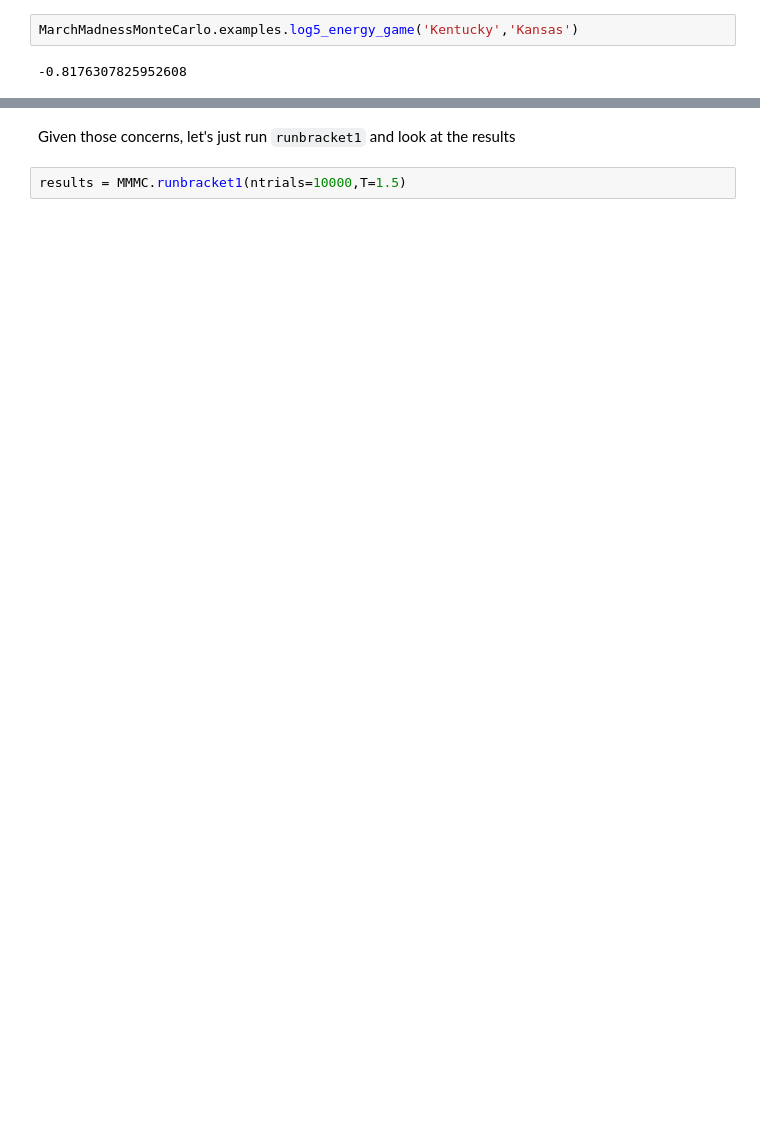
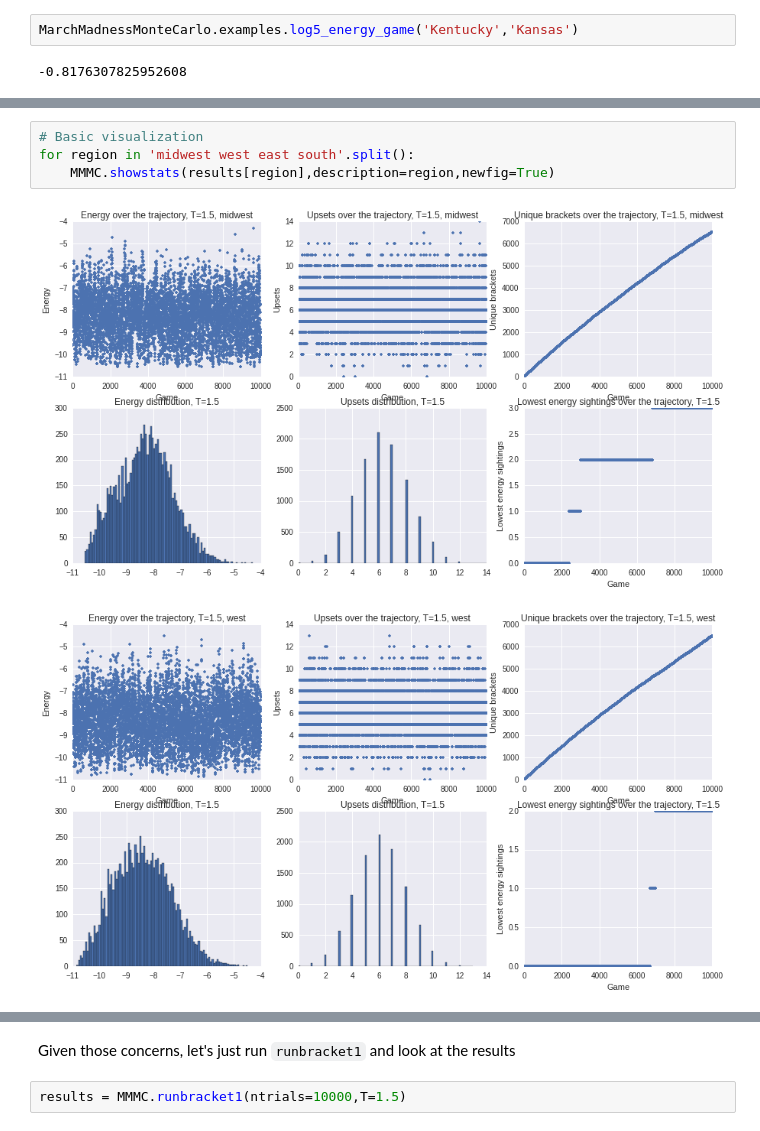
Before and after one commit to fomightez/MarchMadnessMonteCarlo, a Jupyter notebook: MMMC2015.ipynb, the cells around one changed output, grey strips where cells are left out. Drawn from its saved outputs; the diff is of its cells as text; blank space fills up the shorter version.

```diff
--- a/MMMC2015.ipynb
+++ b/MMMC2015.ipynb
@@ -134,0 +156,7 @@ MMMC.showstats(results['west'],description='west',newfig=True)
+# %%
+# Basic visualization
+for region in 'midwest west east south'.split():
+    MMMC.showstats(results[region],description=region,newfig=True)
+# %% [output]
+[figure, added]
+[figure, added]
```
Also changed, not shown: parts of 45 cells of this notebook, 2 other files.
